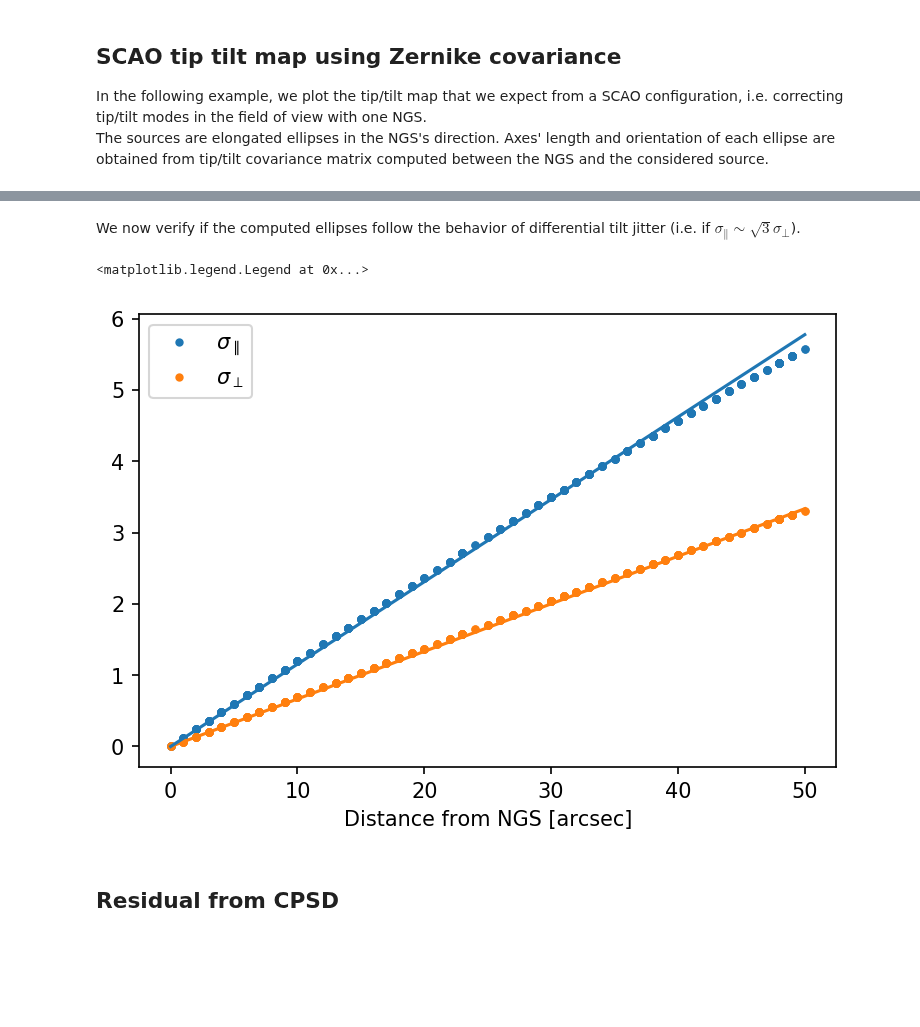
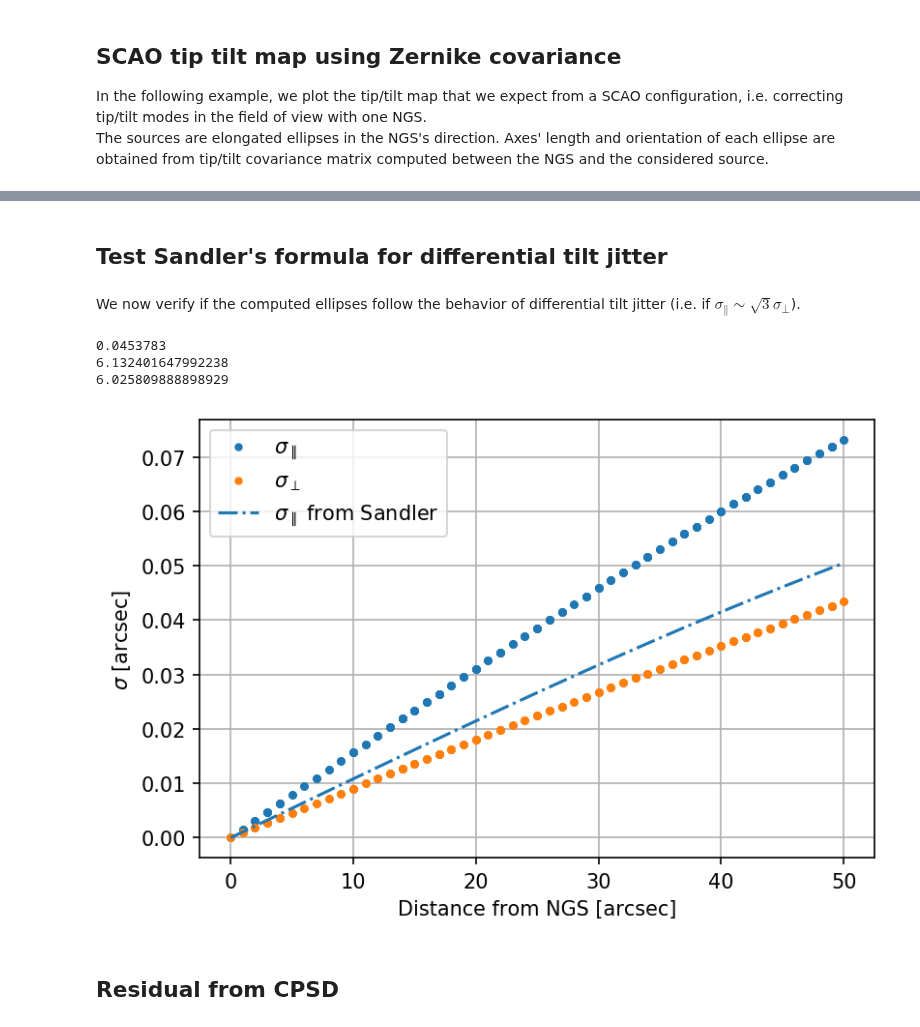
Before and after one commit to ArcetriAdaptiveOptics/arte, a Jupyter notebook: notebook/atmo/Tip_tilt_maps.ipynb, the cells around one changed output, grey strips where cells are left out. Saved outputs shown, nothing was run; the diff lists cells and outputs as text; code cells hidden in the pictures; blank space fills up the shorter version.

```diff
--- a/notebook/atmo/Tip_tilt_maps.ipynb
+++ b/notebook/atmo/Tip_tilt_maps.ipynb
@@ -33,7 +33,7 @@ def ellipsePlot(distances_xy, width, height, angle,
 
     mpl.rcParams['figure.dpi'] = 150
     ellipse = [Ellipse((distances_xy[i, 0], distances_xy[i, 1]),
-                       width[i], height[i], angle=angle[i]) for i in range(len(width))]
+                       width[i]/2, height[i]/2, angle=angle[i]) for i in range(len(width))]
     fig, ax = plt.subplots(subplot_kw={'aspect': 'equal'})
     for e in ellipse:
         ax.add_artist(e)
@@ -48,13 +48,13 @@ def getCartesianPositions(rho, theta):
     return x, y
 
 
-def computeEllipseParameters(tip_tip_res, tilt_tilt_res, tip_tilt_res):
+def computeEllipseParameters(tip_tip_res, tilt_tilt_res, tip_tilt_res, nstd=1):
     covariance_matrix = np.array([[tip_tip_res, tip_tilt_res], [tip_tilt_res, tilt_tilt_res]])
     eig_values, eig_vectors = np.linalg.eigh(covariance_matrix)
     order = eig_values.argsort()[::-1]
     val_sort, vect_sort = eig_values[order], eig_vectors[:, order]
     theta = np.rad2deg(np.arctan2(vect_sort[:, 0][1], vect_sort[:, 0][0]))
-    width, height = 2 * np.sqrt(val_sort)
+    width, height = 2 * nstd * np.sqrt(val_sort)
     return width, height, theta
 # %%
 import numpy as np
@@ -68,6 +68,7 @@ ngs = GuideSource((0, 0), np.inf)
 aperture1 = CircularOpticalAperture(5, [0, 0, 0])
 aperture2 = CircularOpticalAperture(5, [0, 0, 0])
 cn2_profile = Cn2Profile.from_r0s([0.16], [25], [10e3], [10], [-20])
+cn2_profile.set_wavelength(2.2e-6)
 spatial_freqs = np.logspace(-3, 3, 100)
 
 #Definition of off-axis stars' positions.
@@ -85,3 +86,5 @@ res33 = getOffAxisErrorFromNGS(j_mode=3, k_mode=3, distances_from_NGS=positionsI
 res23 = getOffAxisErrorFromNGS(j_mode=2, k_mode=3, distances_from_NGS=positionsInPolar,
                                   ngs_source=ngs, ap1=aperture1, ap2=aperture2, profile=cn2_profile,
                                   freqs_vector=spatial_freqs)
+
+print(res22[0])
@@ -92,9 +135,9 @@ widths = []
 heights = []
 ths = []
 for i in range(len(res22)):
-    w, h, t = computeEllipseParameters(res22[i], res33[i], res23[i])
-    widths.append(w/2)
-    heights.append(h/2)
+    w, h, t = computeEllipseParameters(res22[i], res33[i], res23[i], nstd=1)
+    widths.append(w)
+    heights.append(h)
     ths.append(t)
 
 #Plot of the tip tilt map (field in XY coordinates).
@@ -111,2 +154,4 @@ Text(0, 0.5, 'arcsec')
+# %% [markdown]
+## Test Sandler's formula for differential tilt jitter
 # %% [markdown]
 We now verify if the computed ellipses follow the behavior of differential tilt jitter (i.e. if $\sigma_{\parallel} \sim \sqrt{3}\sigma_{\perp}$).
@@ -113,24 +176,51 @@ We now verify if the computed ellipses follow the behavior of differential tilt
 # %%
-coordsNGS = np.stack((np.zeros(500), np.zeros(500)), axis=-1)
+coordsNGS = np.stack((np.zeros(positionsInXY.shape[0]), np.zeros(positionsInXY.shape[0])), axis=-1)
 distancesFromNGS = np.linalg.norm(coordsNGS - positionsInXY, axis=1)
 
 order = distancesFromNGS.argsort()
 
+D = 10
+radToArcsec = 206265
+wlength = cn2_profile.wavelength().value
+r0 = cn2_profile.r0().value
+theta0 = cn2_profile.theta0().value
+th0 = 0.057 * wlength**(6/5)*cn2_profile.airmass()**(-8/5)* \
+     (np.sum(cn2_profile._layersJs*cn2_profile._layersAltitudeInMeterAtZenith**(5/3)))**(-3/5) * radToArcsec
+
+widthArcsec = np.array(widths) * 4 * wlength / (2 * np.pi) / D * radToArcsec
+heightArcsec = np.array(heights) * 4 *wlength / (2 * np.pi) / D * radToArcsec
+
 import matplotlib.pyplot as plt
 plt.figure()
-plt.plot(distancesFromNGS[order], np.array(widths)[order], '.', label="$\sigma_{\parallel}$")
-plt.plot(distancesFromNGS[order], np.array(heights)[order], '.',  label="$\sigma_{\perp}$")
+plt.plot(distancesFromNGS[order], widthArcsec[order], '.', label="$\sigma_{\parallel}$")
+plt.plot(distancesFromNGS[order], heightArcsec[order], '.',  label="$\sigma_{\perp}$")
 plt.xlabel('Distance from NGS [arcsec]')
+plt.ylabel('$\sigma$ [arcsec]')
 
 cycle = plt.rcParams['axes.prop_cycle'].by_key()['color']
-m1 = 1/15
-m2 = np.sqrt(3) * m1
-plt.plot(distancesFromNGS[order], distancesFromNGS[order]*m1, color=cycle[1])
-plt.plot(distancesFromNGS[order], distancesFromNGS[order]*m2, color=cycle[0])
+#m1 = 2/15
+#m2 = np.sqrt(3) * m1
+#plt.plot(distancesFromNGS[order], distancesFromNGS[order]*m2, color=cycle[0], label='$\sigma_{\parallel}$ from fit')
+#plt.plot(distancesFromNGS[order], distancesFromNGS[order]*m1, color=cycle[1], label='$\sigma_{\perp}$ from fit')
+
+m3 = 0.0472 * (D/r0)**(-1/3) / (theta0**2)
+#m4 = np.sqrt(0.0157) * r0**(1/6) / (theta0 * D**(1/6))
+m5 = -0.0107 * r0**(7/3) / (theta0**4 * D**(7/3))
+mPar = np.sqrt(distancesFromNGS[order]**2*m3 + distancesFromNGS[order]**4*m5) * wlength / D * radToArcsec
+plt.plot(distancesFromNGS[order], mPar, '-.', color = cycle[0], label='$\sigma_{\parallel}$ from Sandler')
+#plt.plot(distancesFromNGS[order], distancesFromNGS[order]*m4, '-.', color=cycle[1], label='$\sigma_{\perp}$ from Sandler')
 plt.legend()
+plt.grid()
+
+
+print(wlength/D * radToArcsec)
+print(theta0)
+print(th0)
 # %% [output]
-<matplotlib.legend.Legend at 0x...>
+0.0453783
+6.132401647992238
+6.025809888898929
-[figure, old version]
+[figure, new version]
 # %% [markdown]
 ## Residual from CPSD
 # %%
```
Also changed, not shown: parts of 7 cells of this notebook, 1 other file.
